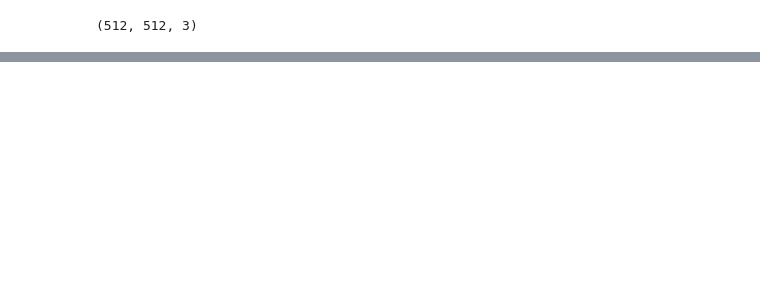
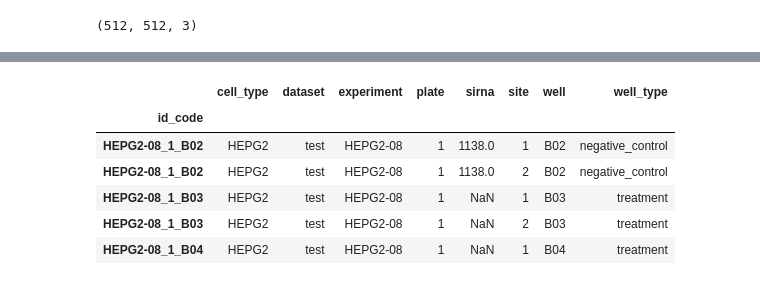
Before and after one commit to recursionpharma/rxrx1-utils, a Jupyter notebook: notebooks/visualization.ipynb, the cells around one changed output, grey strips where cells are left out. Cells and saved outputs as stored; diff of their text form; code cells hidden in the pictures; blank space fills up the shorter version.

```diff
--- a/notebooks/visualization.ipynb
+++ b/notebooks/visualization.ipynb
@@ -76,0 +84,12 @@ True
+# %%
+md = rio.combine_metadata()
+
+md.head()
+# %% [output]
+|  | cell_type | dataset | experiment | plate | sirna | site | well | well_type |
+| id_code |  |  |  |  |  |  |  |  |
+| HEPG2-08_1_B02 | HEPG2 | test | HEPG2-08 | 1 | 1138.0 | 1 | B02 | negative_control |
+| HEPG2-08_1_B02 | HEPG2 | test | HEPG2-08 | 1 | 1138.0 | 2 | B02 | negative_control |
+| HEPG2-08_1_B03 | HEPG2 | test | HEPG2-08 | 1 | NaN | 1 | B03 | treatment |
+| HEPG2-08_1_B03 | HEPG2 | test | HEPG2-08 | 1 | NaN | 2 | B03 | treatment |
+| HEPG2-08_1_B04 | HEPG2 | test | HEPG2-08 | 1 | NaN | 1 | B04 | treatment |
```
Also changed, not shown: parts of 21 cells of this notebook.
